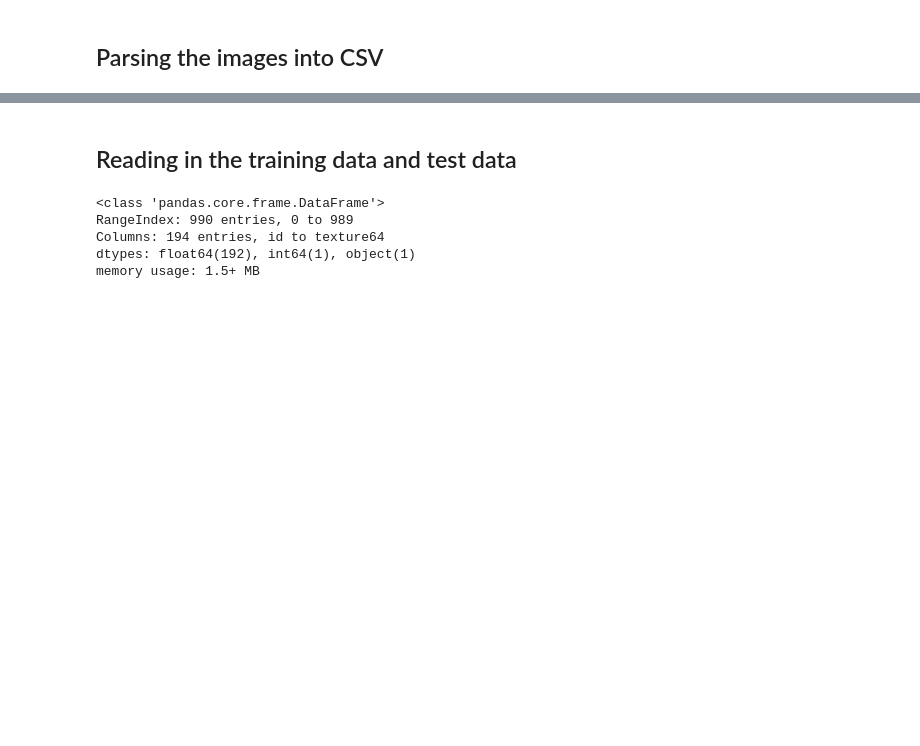
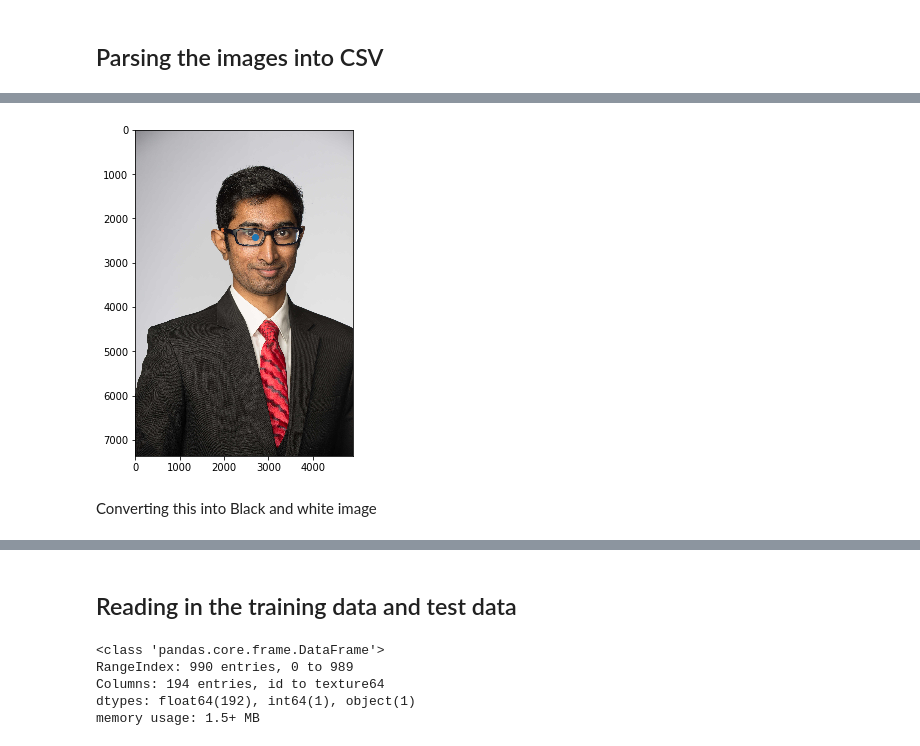
Before and after one commit to samba-gangineni/Machine_Learning, a Jupyter notebook: Image_Classifier/Image_Classifier.ipynb, the cells around one changed output, grey strips where cells are left out. Drawn from its saved outputs; the diff is of its cells as text; code cells hidden in the pictures; blank space fills up the shorter version.

```diff
--- a/Image_Classifier/Image_Classifier.ipynb
+++ b/Image_Classifier/Image_Classifier.ipynb
@@ -22,0 +39,6 @@ from sklearn.model_selection import StratifiedShuffleSplit
+# %%
+#Limiting the image size
+rcParams['figure.figsize'] = (6,6)
+# Converting the image into numpy array
+img = mpimg.imread('headshot.jpg')
+img1 = mpimg.imread('headshot.jpg')
@@ -22,0 +69,4 @@ from sklearn.model_selection import StratifiedShuffleSplit
+# %%
+# Using the image processing library of the scipy finding the center of the image
+cx, cy,cz = ndi.center_of_mass(img)
+img.flags
@@ -22,0 +81,9 @@ from sklearn.model_selection import StratifiedShuffleSplit
+# %%
+plt.imshow(img,cmap='binary')
+#Printing the center of the image
+plt.scatter(cx,cy)
+plt.show()
+# %% [output]
+[figure, added]
+# %% [markdown]
+Converting this into Black and white image
```
Also changed, not shown: parts of 29 cells of this notebook, 1 other file.
